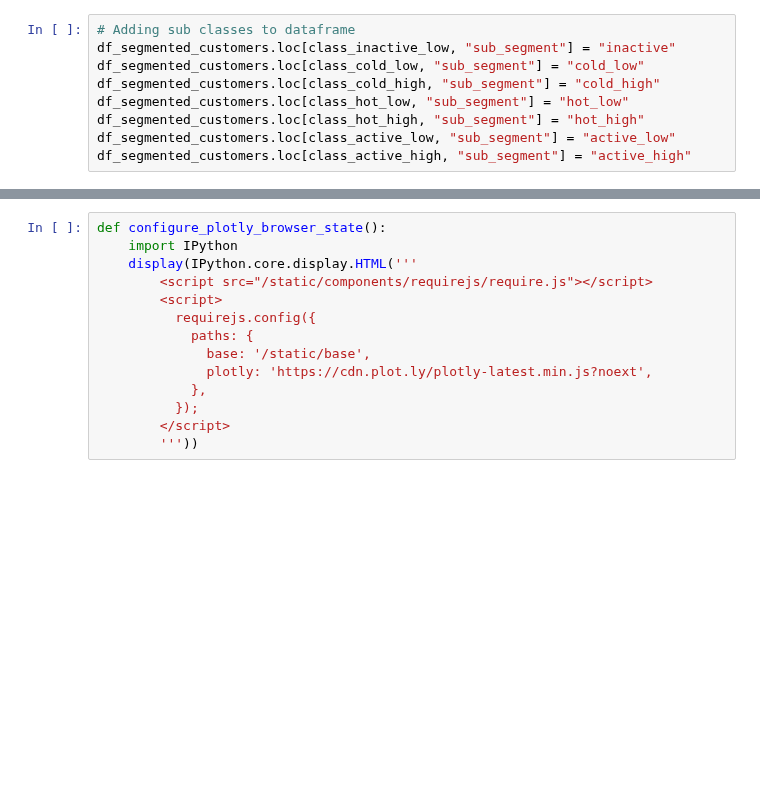
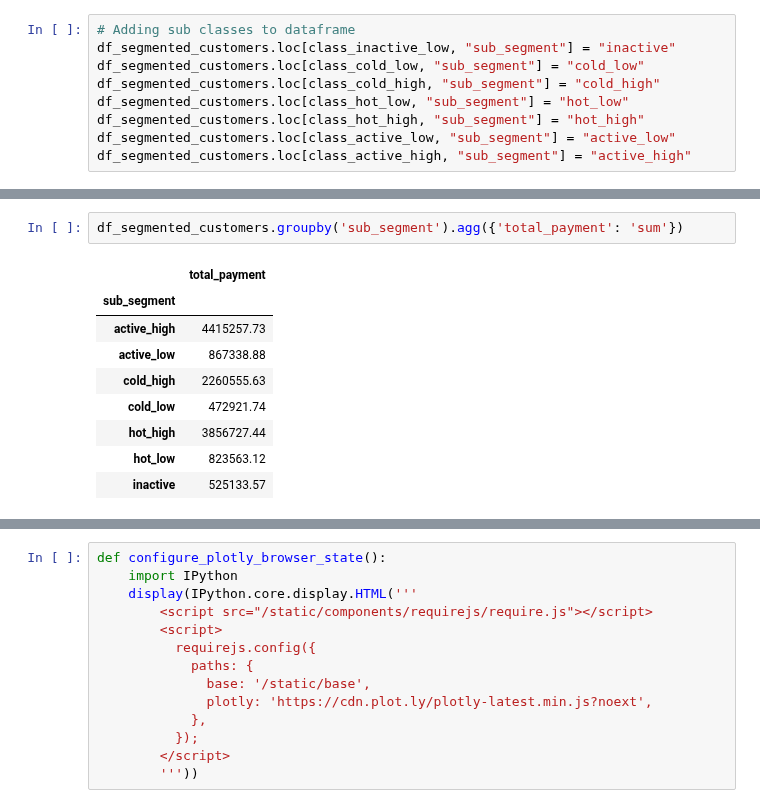
Before and after one commit to LarsTinnefeld/olist_ecom_analysis, a Jupyter notebook: 3 - Customer Segmentation/customer_segmentation.ipynb, the cells around one changed output, grey strips where cells are left out. Saved outputs shown, nothing was run; the diff lists cells and outputs as text; blank space fills up the shorter version.

```diff
--- a/3 - Customer Segmentation/customer_segmentation.ipynb
+++ b/3 - Customer Segmentation/customer_segmentation.ipynb
@@ -487,3 +488,15 @@ df_segmented_customers.head()
 | 2 | 0000f46a3911fa3c0805444483337064 | 537 | 537 | 1 | 69.00 | ... |
 | 3 | 0000f6ccb0745a6a4b88665a16c9f078 | 321 | 321 | 1 | 25.99 | ... |
 | 4 | 0004aac84e0df4da2b147fca70cf8255 | 288 | 288 | 1 | 180.00 | ... |
+# %%
+df_segmented_customers.groupby('sub_segment').agg({'total_payment': 'sum'})
+# %% [output]
+|  | total_payment |
+| sub_segment |  |
+| active_high | 4415257.73 |
+| active_low | 867338.88 |
+| cold_high | 2260555.63 |
+| cold_low | 472921.74 |
+| hot_high | 3856727.44 |
+| hot_low | 823563.12 |
+| inactive | 525133.57 |
```
Also changed, not shown: parts of 2 cells of this notebook.
